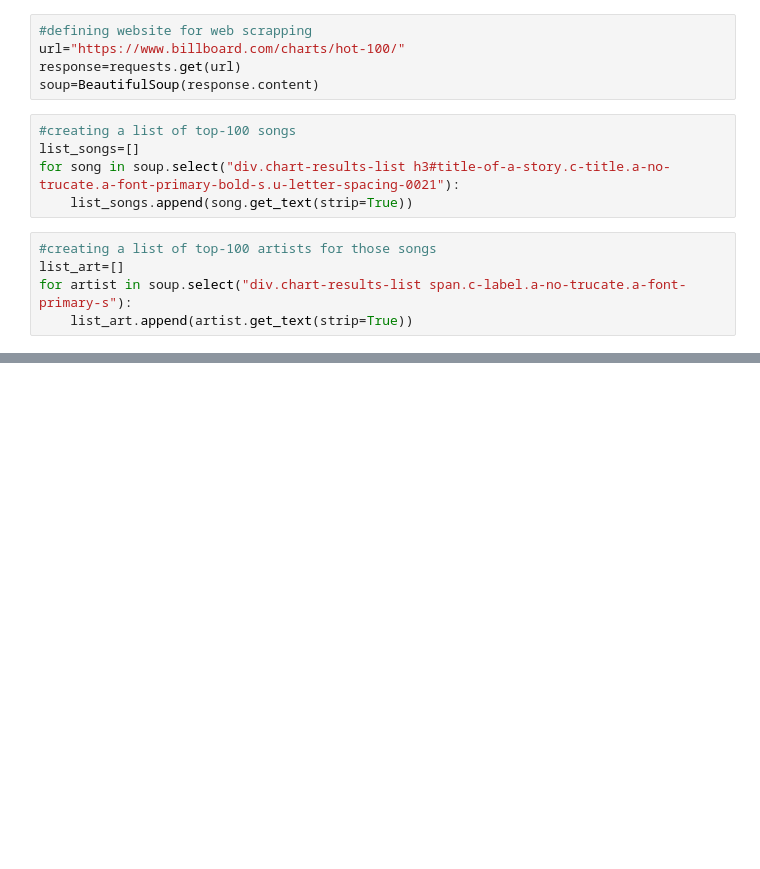
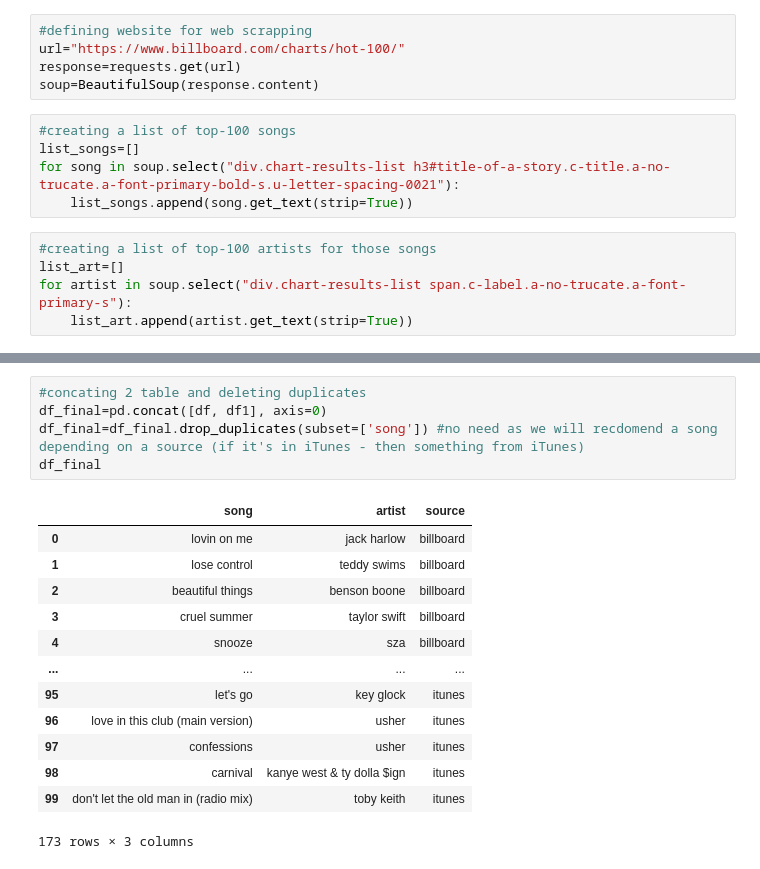
Before and after one commit to okravtsova123/SongRecommendationML-k-means-, a Jupyter notebook: ML recommendation model.ipynb, the cells around one changed output, grey strips where cells are left out. Saved outputs shown, nothing was run; the diff lists cells and outputs as text; blank space fills up the shorter version.

```diff
--- a/ML recommendation model.ipynb
+++ b/ML recommendation model.ipynb
@@ -37,0 +140,19 @@ df
+# %%
+#concating 2 table and deleting duplicates
+df_final=pd.concat([df, df1], axis=0)
+df_final=df_final.drop_duplicates(subset=['song']) #no need as we will recdomend a song depending on a source (if it's in iTunes - then something from iTunes)
+df_final
+# %% [output]
+|  | song | artist | source |
+| 0 | lovin on me | jack harlow | billboard |
+| 1 | lose control | teddy swims | billboard |
+| 2 | beautiful things | benson boone | billboard |
+| 3 | cruel summer | taylor swift | billboard |
+| 4 | snooze | sza | billboard |
+| ... | ... | ... | ... |
+| 95 | let's go | key glock | itunes |
+| 96 | love in this club (main version) | usher | itunes |
+| 97 | confessions | usher | itunes |
+| 98 | carnival | kanye west & ty dolla $ign | itunes |
+| 99 | don't let the old man in (radio mix) | toby keith | itunes |
+173 rows × 3 columns
```
Also changed, not shown: parts of 9 cells of this notebook.
